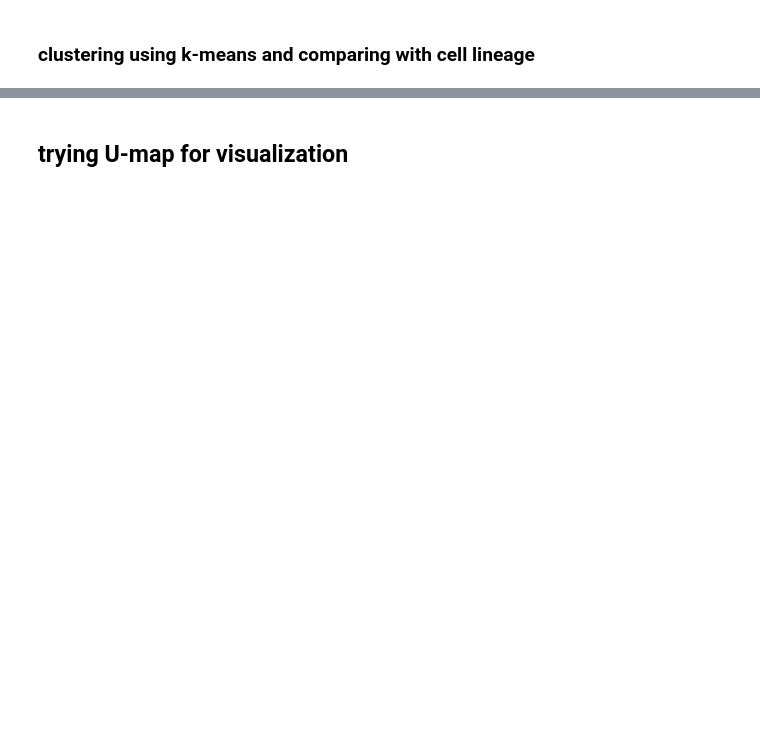
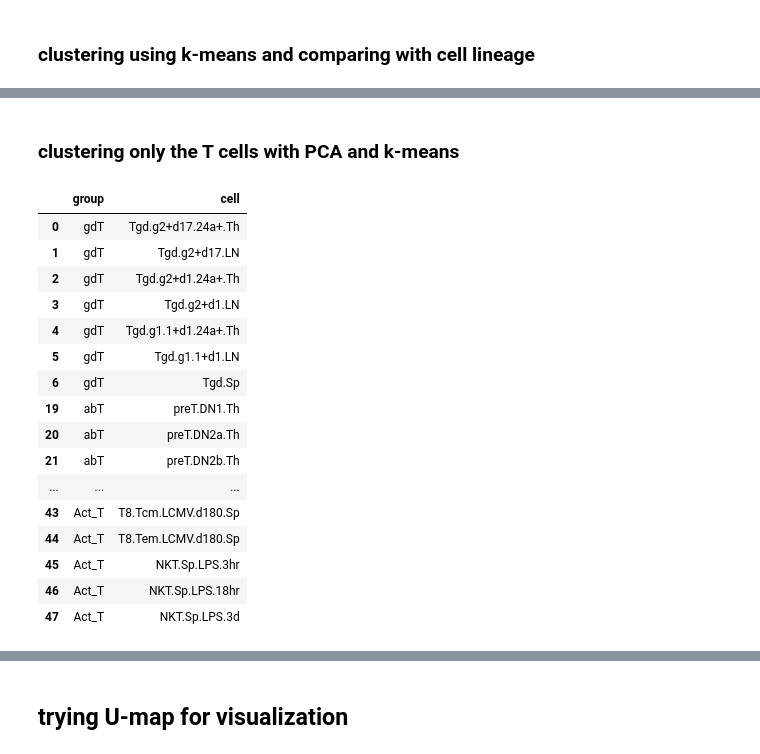
Before and after one commit to datascience-mobi-2026/topic04_team03, a Jupyter notebook: jupyter_tilmann_1.ipynb, the cells around one changed output, grey strips where cells are left out. Cells and saved outputs as stored; diff of their text form; code cells hidden in the pictures; blank space fills up the shorter version.

```diff
--- a/jupyter_tilmann_1.ipynb
+++ b/jupyter_tilmann_1.ipynb
@@ -1022,0 +1121,25 @@ print(pca_ATAC.groupby(["kmeans_cluster", "cell_type"]).size().unstack(fill_valu
+# %% [markdown]
+### clustering only the T cells with PCA and k-means
+# %%
+cells_groups = pd.read_csv('data/cells_groups.csv')
+cells_groups_T = cells_groups.iloc[:, 0:3]
+T_cells = cells_groups_T.melt(var_name="group", value_name="cell").dropna()
+T_cells
+# %% [output]
+|  | group | cell |
+| 0 | gdT | Tgd.g2+d17.24a+.Th |
+| 1 | gdT | Tgd.g2+d17.LN |
+| 2 | gdT | Tgd.g2+d1.24a+.Th |
+| 3 | gdT | Tgd.g2+d1.LN |
+| 4 | gdT | Tgd.g1.1+d1.24a+.Th |
+| 5 | gdT | Tgd.g1.1+d1.LN |
+| 6 | gdT | Tgd.Sp |
+| 19 | abT | preT.DN1.Th |
+| 20 | abT | preT.DN2a.Th |
+| 21 | abT | preT.DN2b.Th |
+| ... | ... | ... |
+| 43 | Act_T | T8.Tcm.LCMV.d180.Sp |
+| 44 | Act_T | T8.Tem.LCMV.d180.Sp |
+| 45 | Act_T | NKT.Sp.LPS.3hr |
+| 46 | Act_T | NKT.Sp.LPS.18hr |
+| 47 | Act_T | NKT.Sp.LPS.3d |
```
Also changed, not shown: parts of 25 cells of this notebook, 4 other files.
